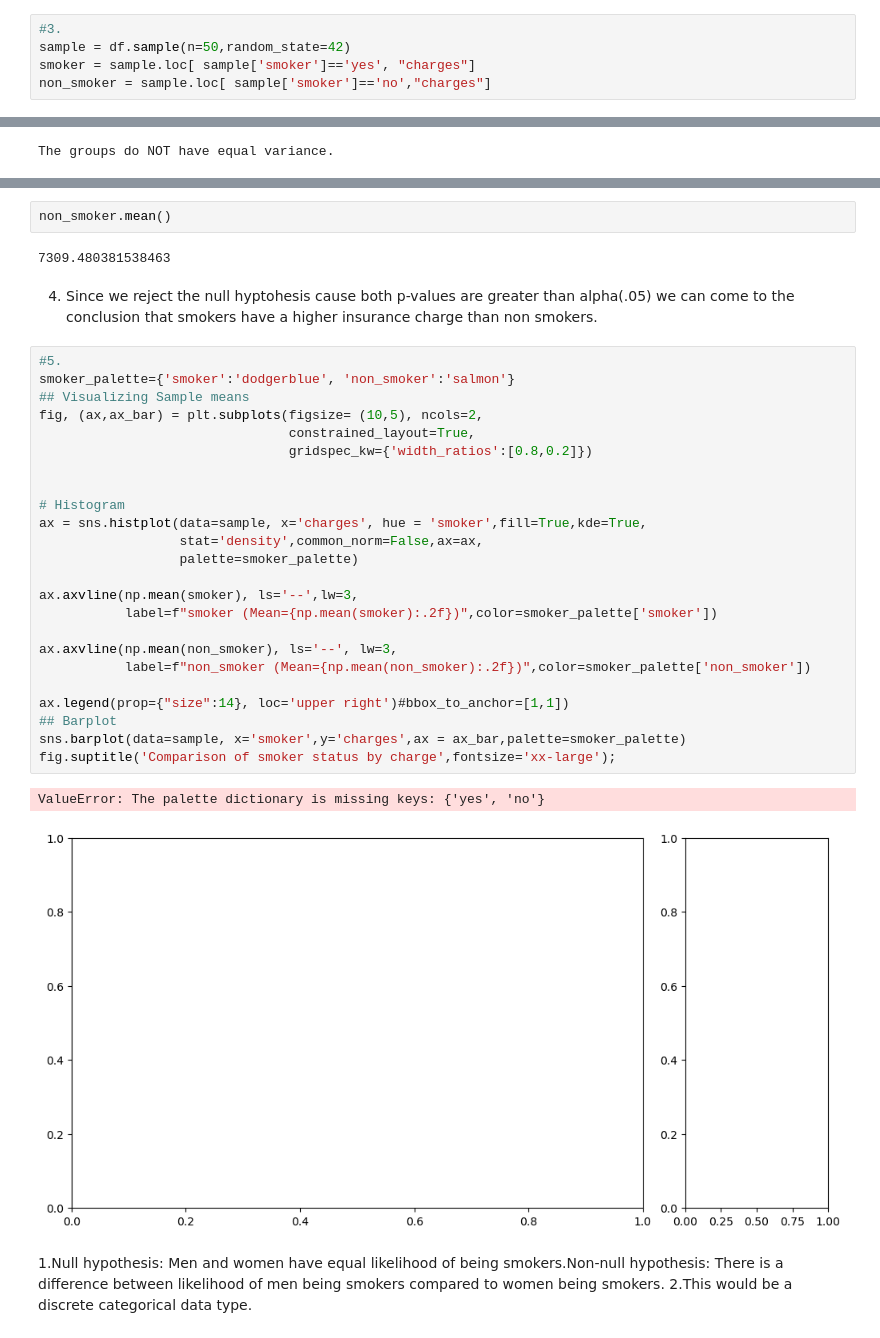
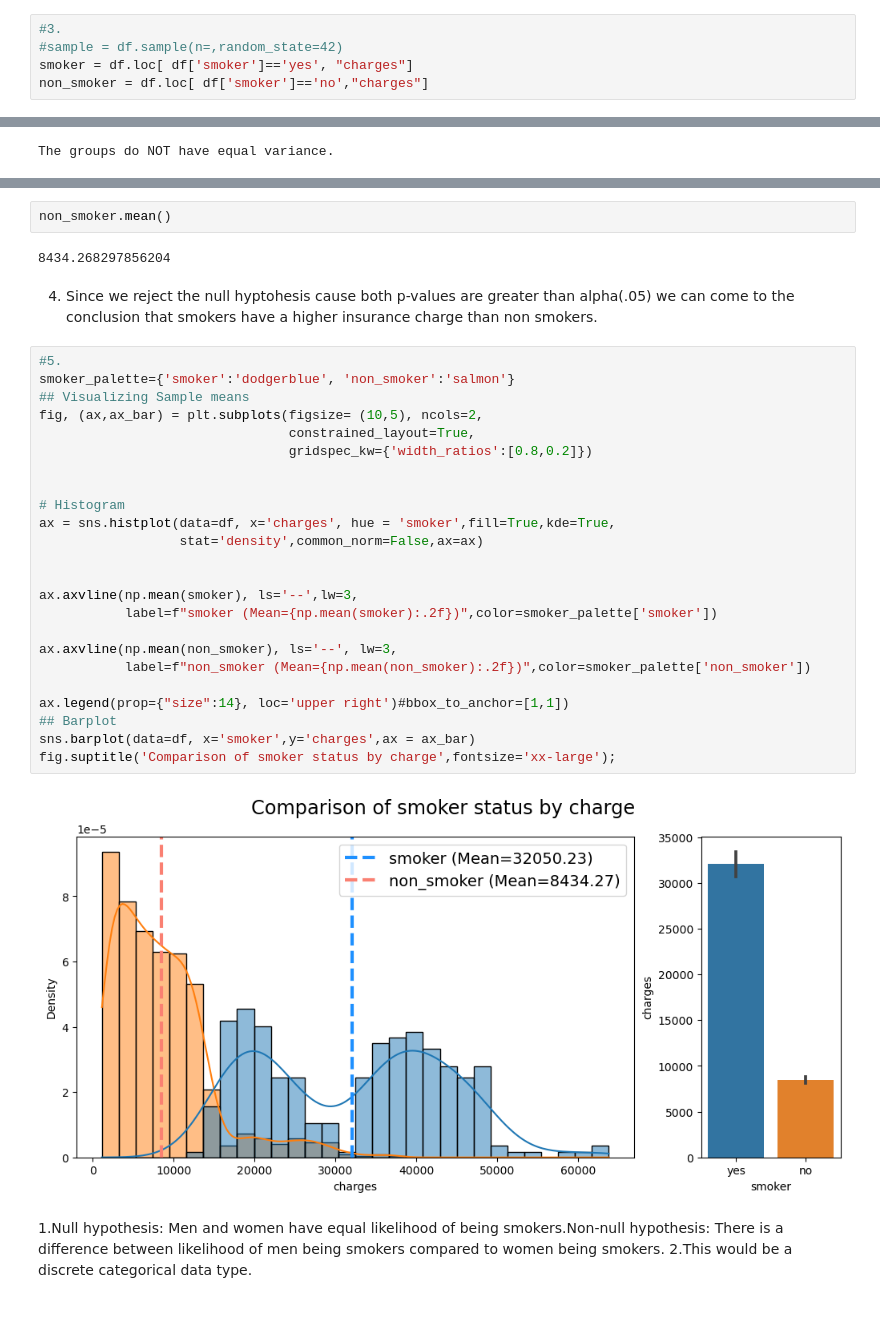
Before and after one commit to Mcclearyjeremy94/week-3, a Jupyter notebook: Hypothesis testing with insurance data core.ipynb, the cells around one changed output, grey strips where cells are left out. Saved outputs shown, nothing was run; the diff lists cells and outputs as text.

```diff
--- a/Hypothesis testing with insurance data core.ipynb
+++ b/Hypothesis testing with insurance data core.ipynb
@@ -21,9 +21,9 @@ There is a significant difference between smokers and non smokers insurance char
 2. This would be a continious nominal data type
 # %%
 #3.
-sample = df.sample(n=50,random_state=42)
-smoker = sample.loc[ sample['smoker']=='yes', "charges"]
-non_smoker = sample.loc[ sample['smoker']=='no',"charges"]
+#sample = df.sample(n=,random_state=42)
+smoker = df.loc[ df['smoker']=='yes', "charges"]
+non_smoker = df.loc[ df['smoker']=='no',"charges"]
 # %%
 print(f"For smokers(n={len(smoker)}): Mean={np.mean(smoker):.2f}")
 print(f"For non smokers(n={len(non_smoker)}): Mean={np.mean(non_smoker):.2f}")
@@ -76,36 +76,35 @@ smoker.mean()
 # %%
 non_smoker.mean()
 # %% [output]
-7309.480381538463
+8434.268297856204
 # %% [markdown]
 4. Since we reject the null hyptohesis cause both p-values are greater than alpha(.05) we can come to the conclusion that smokers have a higher insurance charge than non smokers.
 # %%
 #5.
 smoker_palette={'smoker':'dodgerblue', 'non_smoker':'salmon'}
 ## Visualizing Sample means
 fig, (ax,ax_bar) = plt.subplots(figsize= (10,5), ncols=2,
                                 constrained_layout=True,
                                 gridspec_kw={'width_ratios':[0.8,0.2]})
 
 
 # Histogram
-ax = sns.histplot(data=sample, x='charges', hue = 'smoker',fill=True,kde=True,
-                  stat='density',common_norm=False,ax=ax,
-                  palette=smoker_palette)
+ax = sns.histplot(data=df, x='charges', hue = 'smoker',fill=True,kde=True,
+                  stat='density',common_norm=False,ax=ax)
+
 
 ax.axvline(np.mean(smoker), ls='--',lw=3,
            label=f"smoker (Mean={np.mean(smoker):.2f})",color=smoker_palette['smoker'])
 
 ax.axvline(np.mean(non_smoker), ls='--', lw=3,
            label=f"non_smoker (Mean={np.mean(non_smoker):.2f})",color=smoker_palette['non_smoker'])
 
 ax.legend(prop={"size":14}, loc='upper right')#bbox_to_anchor=[1,1])
 ## Barplot
-sns.barplot(data=sample, x='smoker',y='charges',ax = ax_bar,palette=smoker_palette)
+sns.barplot(data=df, x='smoker',y='charges',ax = ax_bar)
 fig.suptitle('Comparison of smoker status by charge',fontsize='xx-large');
 # %% [output]
-ValueError: The palette dictionary is missing keys: {'yes', 'no'}
-[figure, old version]
+[figure, new version]
 # %% [markdown]
 1.Null hypothesis: Men and women have equal likelihood of being smokers.Non-null hypothesis: There is a difference between likelihood of men being smokers compared to women being smokers.
 2.This would be a discrete categorical data type.
```
Also changed, not shown: parts of 27 cells of this notebook.
